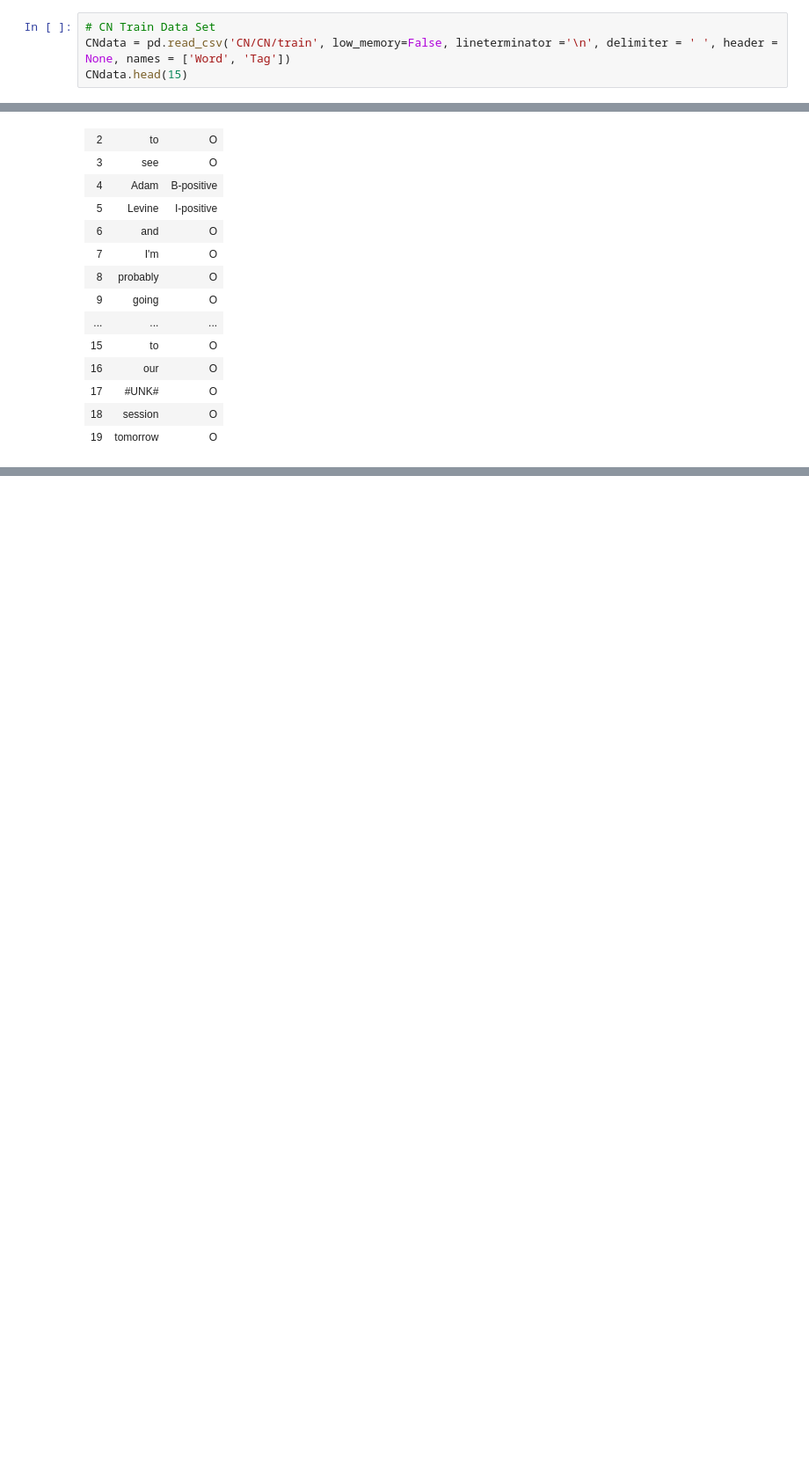
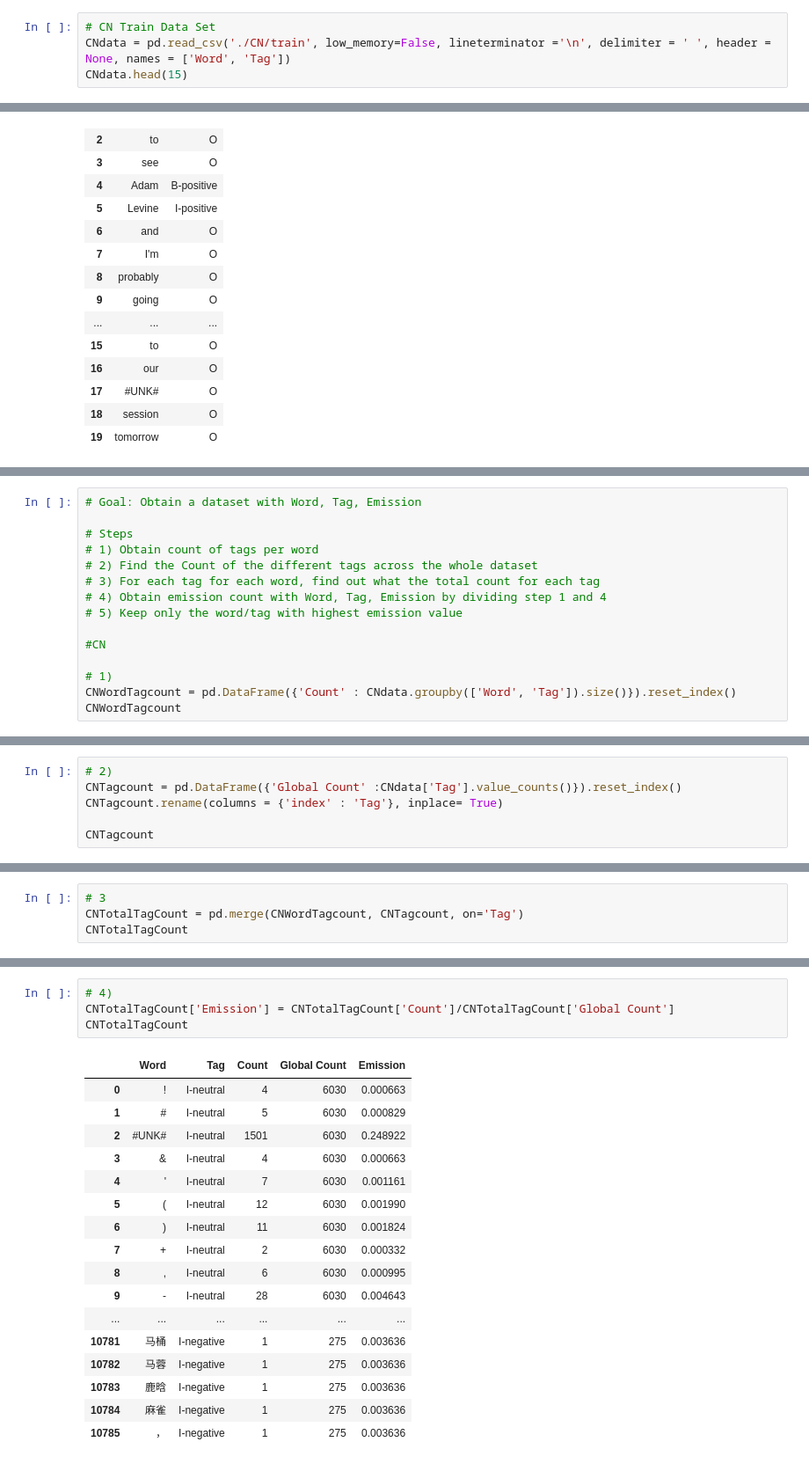
Before and after one commit to ullash21/ML-project, a Jupyter notebook: machine_learning_project.ipynb, the cells around one changed output, grey strips where cells are left out. Shown at 88% size. Cells and saved outputs as stored; diff of their text form; blank space fills up the shorter version.

```diff
--- a/machine_learning_project.ipynb
+++ b/machine_learning_project.ipynb
@@ -40,7 +42,7 @@ ALdata.head(15)
 | 14 | 区 | I-DISTRICT |
 # %%
 # CN Train Data Set
-CNdata = pd.read_csv('CN/CN/train', low_memory=False, lineterminator ='\n', delimiter = ' ', header = None, names = ['Word', 'Tag'])
+CNdata = pd.read_csv('./CN/train', low_memory=False, lineterminator ='\n', delimiter = ' ', header = None, names = ['Word', 'Tag'])
 CNdata.head(15)
 # %% [output]
 |  | Word | Tag |
@@ -258,0 +552,15 @@ SGdevin = pd.read_csv('/Users/danial/Documents/ISTD/Machine Learning/Project/SG/
+# %%
+# Goal: Obtain a dataset with Word, Tag, Emission
+
+# Steps
+# 1) Obtain count of tags per word
+# 2) Find the Count of the different tags across the whole dataset
+# 3) For each tag for each word, find out what the total count for each tag
+# 4) Obtain emission count with Word, Tag, Emission by dividing step 1 and 4
+# 5) Keep only the word/tag with highest emission value
+
+#CN
+
+# 1)
+CNWordTagcount = pd.DataFrame({'Count' : CNdata.groupby(['Word', 'Tag']).size()}).reset_index()
+CNWordTagcount
@@ -258,0 +586,6 @@ SGdevin = pd.read_csv('/Users/danial/Documents/ISTD/Machine Learning/Project/SG/
+# %%
+# 2)
+CNTagcount = pd.DataFrame({'Global Count' :CNdata['Tag'].value_counts()}).reset_index()
+CNTagcount.rename(columns = {'index' : 'Tag'}, inplace= True)
+
+CNTagcount
@@ -258,0 +601,4 @@ SGdevin = pd.read_csv('/Users/danial/Documents/ISTD/Machine Learning/Project/SG/
+# %%
+# 3
+CNTotalTagCount = pd.merge(CNWordTagcount, CNTagcount, on='Tag')
+CNTotalTagCount
@@ -258,0 +624,22 @@ SGdevin = pd.read_csv('/Users/danial/Documents/ISTD/Machine Learning/Project/SG/
+# %%
+# 4)
+CNTotalTagCount['Emission'] = CNTotalTagCount['Count']/CNTotalTagCount['Global Count']
+CNTotalTagCount
+# %% [output]
+|  | Word | Tag | Count | Global Count | Emission |
+| 0 | ! | I-neutral | 4 | 6030 | 0.000663 |
+| 1 | # | I-neutral | 5 | 6030 | 0.000829 |
+| 2 | #UNK# | I-neutral | 1501 | 6030 | 0.248922 |
+| 3 | & | I-neutral | 4 | 6030 | 0.000663 |
+| 4 | ' | I-neutral | 7 | 6030 | 0.001161 |
+| 5 | ( | I-neutral | 12 | 6030 | 0.001990 |
+| 6 | ) | I-neutral | 11 | 6030 | 0.001824 |
+| 7 | + | I-neutral | 2 | 6030 | 0.000332 |
+| 8 | , | I-neutral | 6 | 6030 | 0.000995 |
+| 9 | - | I-neutral | 28 | 6030 | 0.004643 |
+| ... | ... | ... | ... | ... | ... |
+| 10781 | 马桶 | I-negative | 1 | 275 | 0.003636 |
+| 10782 | 马蓉 | I-negative | 1 | 275 | 0.003636 |
+| 10783 | 鹿晗 | I-negative | 1 | 275 | 0.003636 |
+| 10784 | 麻雀 | I-negative | 1 | 275 | 0.003636 |
+| 10785 | ， | I-negative | 1 | 275 | 0.003636 |
```
Also changed, not shown: parts of 40 cells of this notebook, 21 other files.
